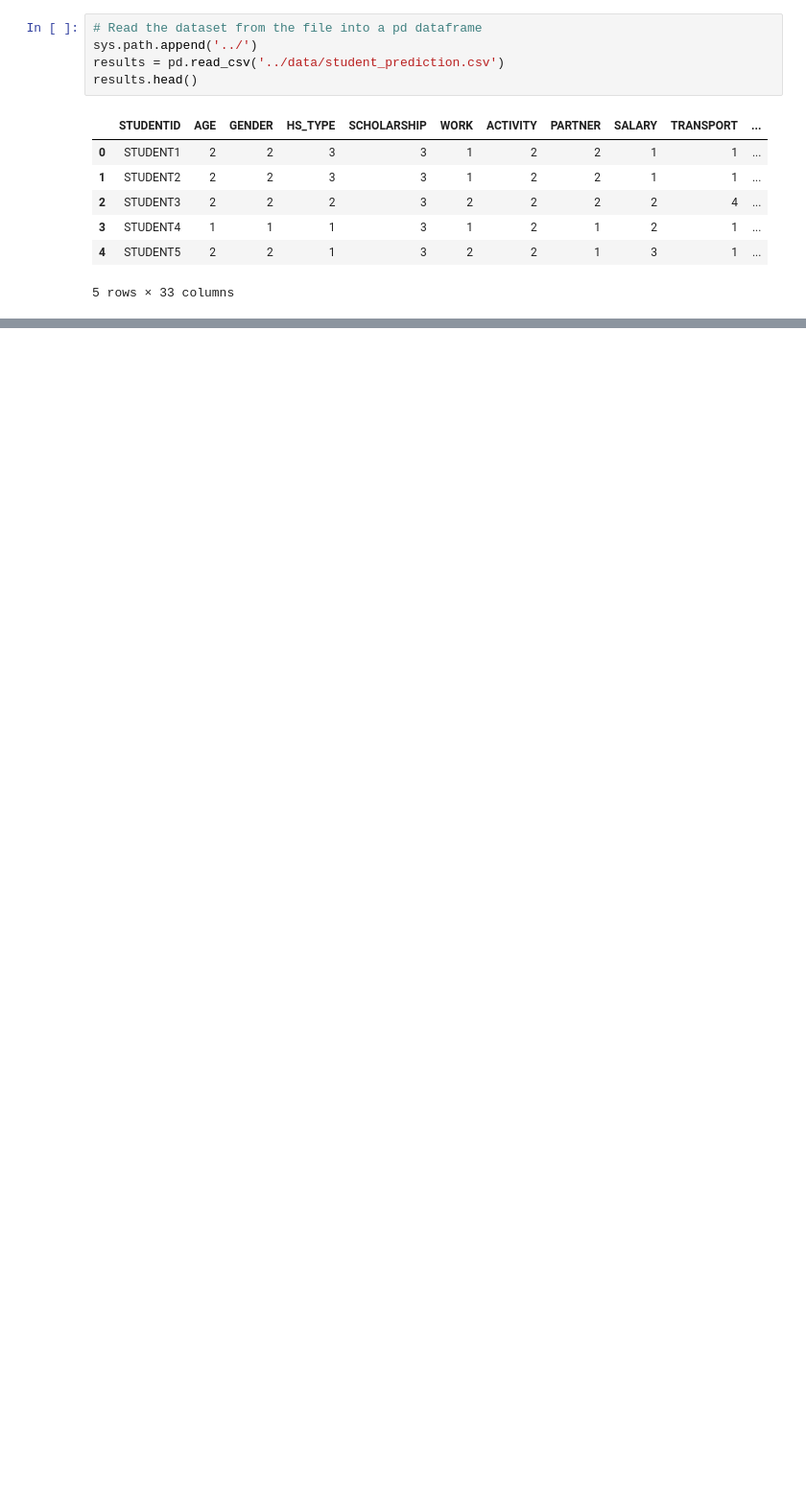
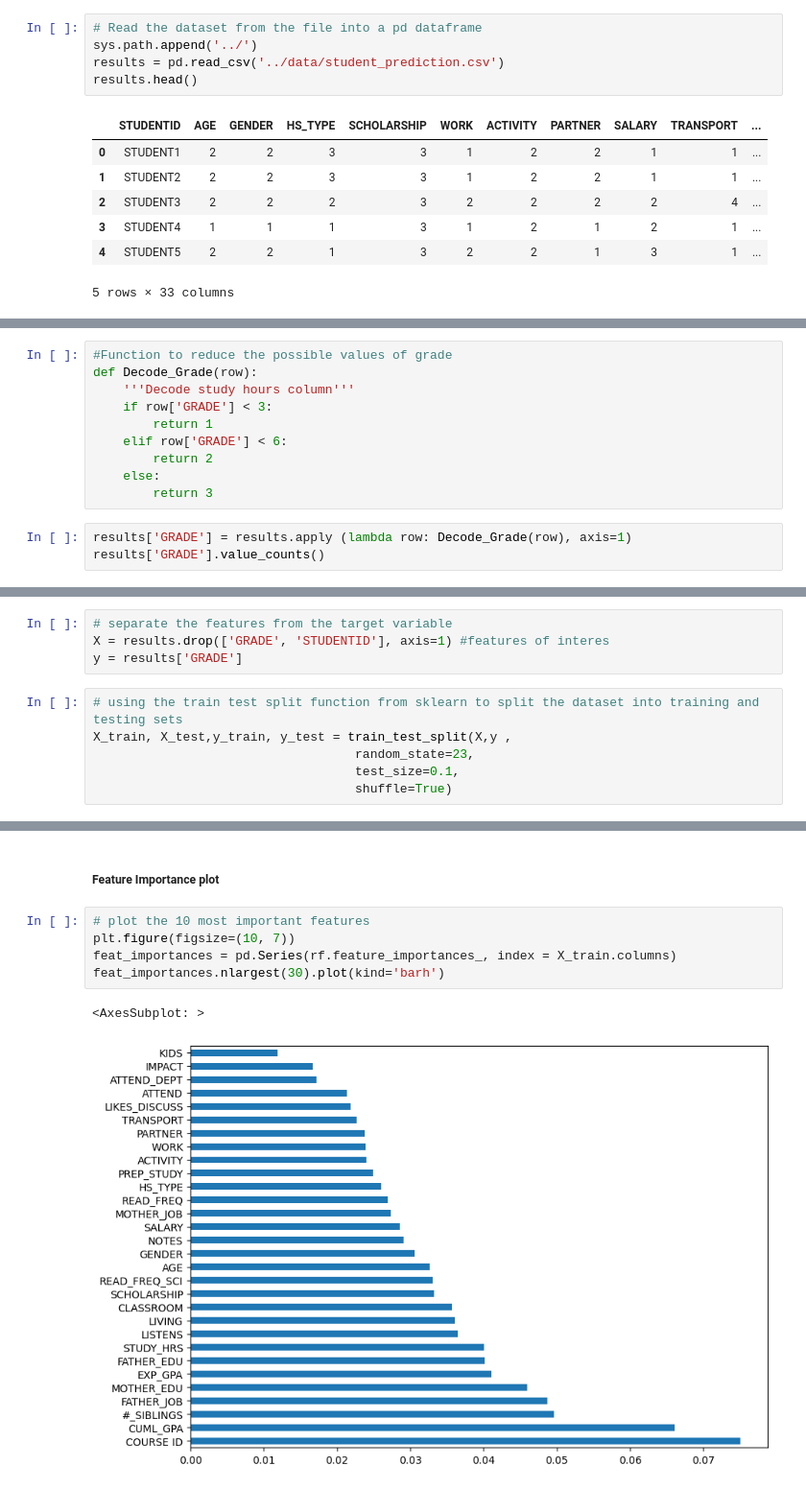
Before and after one commit to wakura-mbuya/University-Results, a Jupyter notebook: notebooks/feature_engineering.ipynb, the cells around one changed output, grey strips where cells are left out. Shown: that part at 96% size. Saved outputs shown, nothing was run; the diff lists cells and outputs as text; blank space fills up the shorter version.

```diff
--- a/notebooks/feature_engineering.ipynb
+++ b/notebooks/feature_engineering.ipynb
@@ -23,0 +153,13 @@ results.head()
+# %%
+#Function to reduce the possible values of grade
+def Decode_Grade(row):
+    '''Decode study hours column'''
+    if row['GRADE'] < 3:
+        return 1
+    elif row['GRADE'] < 6:
+        return 2
+    else:
+        return 3
+# %%
+results['GRADE'] = results.apply (lambda row: Decode_Grade(row), axis=1)
+results['GRADE'].value_counts()
@@ -23,0 +171,10 @@ results.head()
+# %%
+# separate the features from the target variable
+X = results.drop(['GRADE', 'STUDENTID'], axis=1) #features of interes
+y = results['GRADE']
+# %%
+# using the train test split function from sklearn to split the dataset into training and testing sets
+X_train, X_test,y_train, y_test = train_test_split(X,y ,
+                                   random_state=23,
+                                   test_size=0.1,
+                                   shuffle=True)
@@ -23,0 +198,10 @@ results.head()
+# %% [markdown]
+##### Feature Importance plot
+# %%
+# plot the 10 most important features
+plt.figure(figsize=(10, 7))
+feat_importances = pd.Series(rf.feature_importances_, index = X_train.columns)
+feat_importances.nlargest(30).plot(kind='barh')
+# %% [output]
+<AxesSubplot: >
+[figure, added]
```
Also changed, not shown: parts of 46 cells of this notebook, 46 other files.
